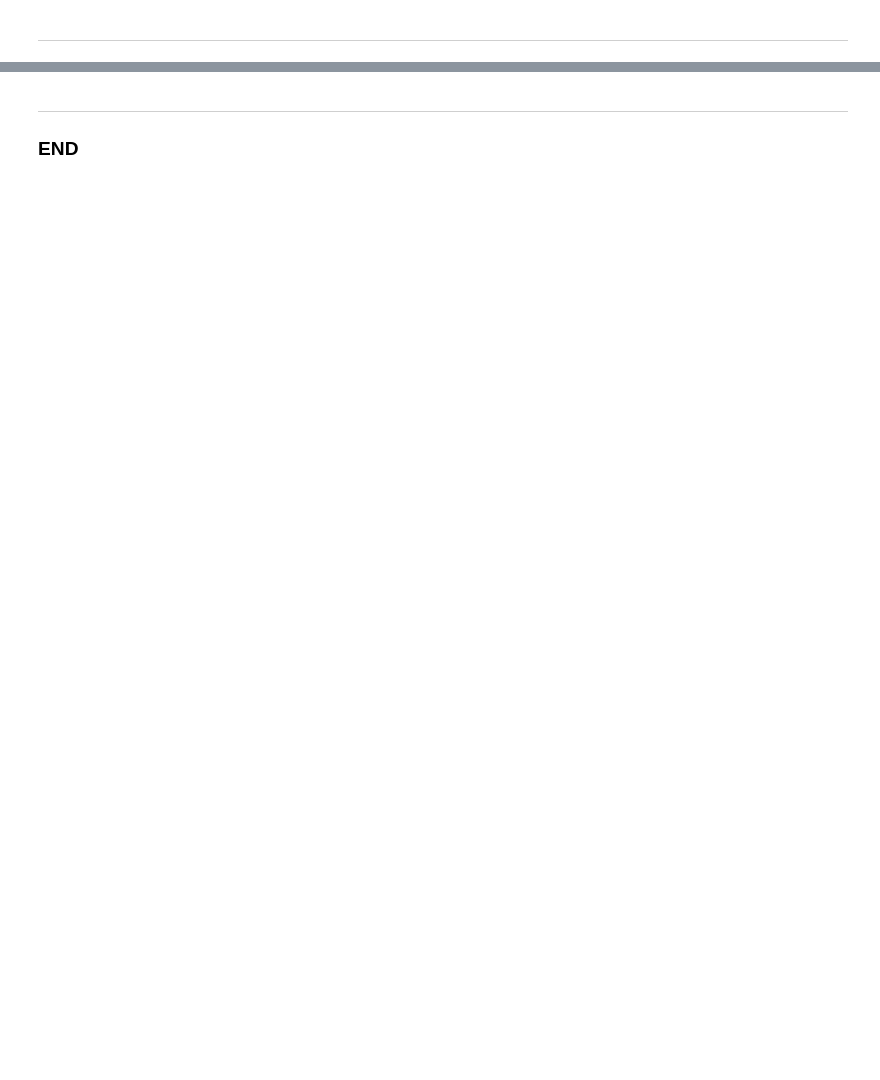
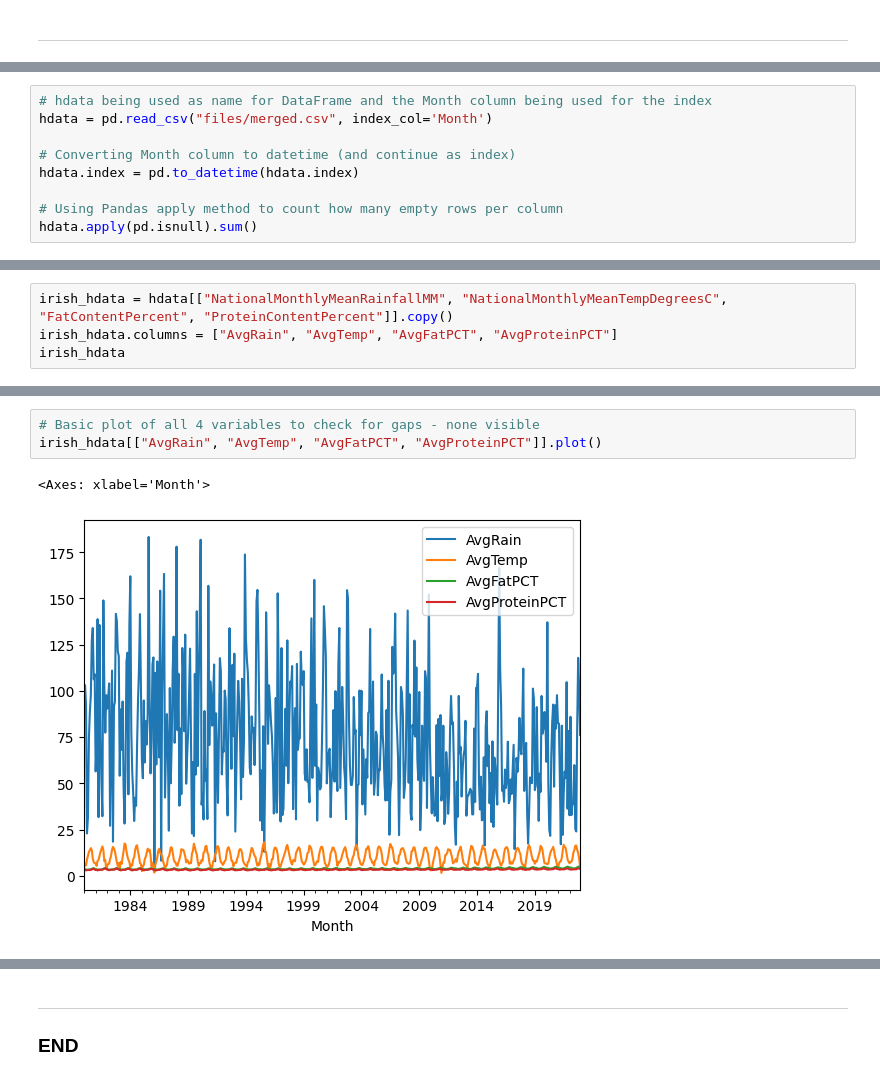
Before and after one commit to turps-pc90/PfDA_Assignment, a Jupyter notebook: PfDA_Assignment.ipynb, the cells around one changed output, grey strips where cells are left out. Cells and saved outputs as stored; diff of their text form; blank space fills up the shorter version.

Commit message:
First attempt at using ridge regression model for predicting future data

```diff
--- a/PfDA_Assignment.ipynb
+++ b/PfDA_Assignment.ipynb
@@ -739,0 +747,9 @@ decades_protein_df = pd.read_csv("files/subsets/decades_avgprotein.csv")
+# %%
+# hdata being used as name for DataFrame and the Month column being used for the index
+hdata = pd.read_csv("files/merged.csv", index_col='Month')
+
+# Converting Month column to datetime (and continue as index)
+hdata.index = pd.to_datetime(hdata.index)
+
+# Using Pandas apply method to count how many empty rows per column
+hdata.apply(pd.isnull).sum()
@@ -739,0 +764,4 @@ decades_protein_df = pd.read_csv("files/subsets/decades_avgprotein.csv")
+# %%
+irish_hdata = hdata[["NationalMonthlyMeanRainfallMM", "NationalMonthlyMeanTempDegreesC", "FatContentPercent", "ProteinContentPercent"]].copy()
+irish_hdata.columns = ["AvgRain", "AvgTemp", "AvgFatPCT", "AvgProteinPCT"]
+irish_hdata
@@ -739,0 +792,6 @@ decades_protein_df = pd.read_csv("files/subsets/decades_avgprotein.csv")
+# %%
+# Basic plot of all 4 variables to check for gaps - none visible
+irish_hdata[["AvgRain", "AvgTemp", "AvgFatPCT", "AvgProteinPCT"]].plot()
+# %% [output]
+<Axes: xlabel='Month'>
+[figure, added]
```
Also changed, not shown: parts of 30 cells of this notebook.
